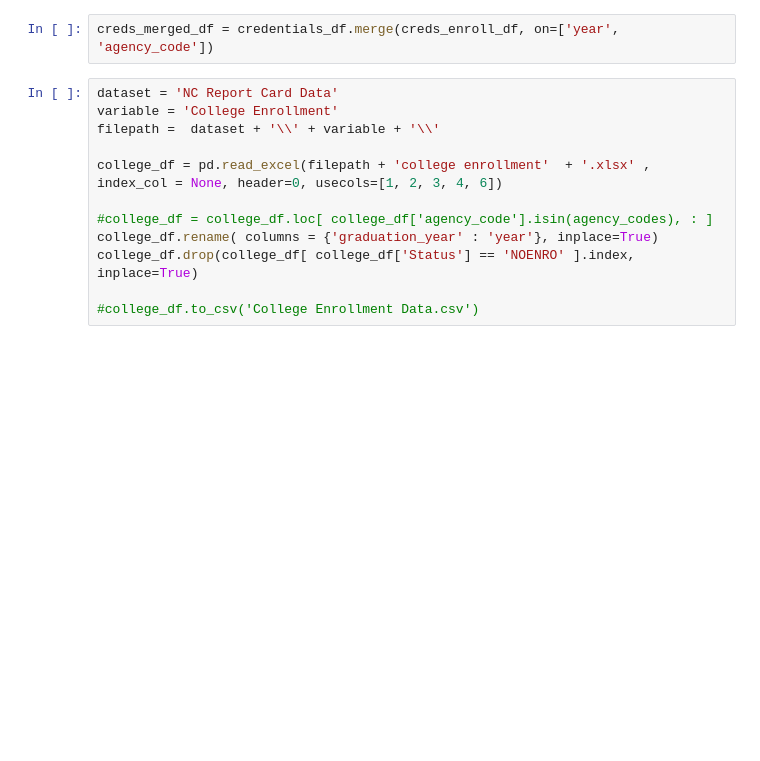
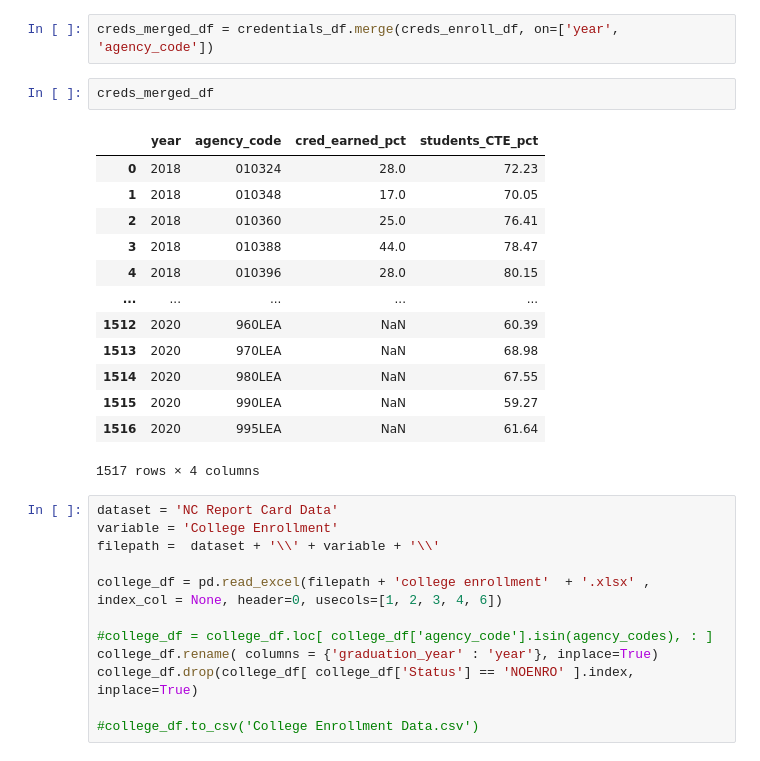
Before and after one commit to codypscott/DTSC4301, a Jupyter notebook: Dataprep/Dataprep.ipynb, the cells around one changed output. Drawn from its saved outputs; the diff is of its cells as text; blank space fills up the shorter version.

```diff
--- a/Dataprep/Dataprep.ipynb
+++ b/Dataprep/Dataprep.ipynb
@@ -231,6 +233,22 @@ creds_enroll_df
 3702 rows × 3 columns
 # %%
 creds_merged_df = credentials_df.merge(creds_enroll_df, on=['year', 'agency_code'])
+# %%
+creds_merged_df
+# %% [output]
+|  | year | agency_code | cred_earned_pct | students_CTE_pct |
+| 0 | 2018 | 010324 | 28.0 | 72.23 |
+| 1 | 2018 | 010348 | 17.0 | 70.05 |
+| 2 | 2018 | 010360 | 25.0 | 76.41 |
+| 3 | 2018 | 010388 | 44.0 | 78.47 |
+| 4 | 2018 | 010396 | 28.0 | 80.15 |
+| ... | ... | ... | ... | ... |
+| 1512 | 2020 | 960LEA | NaN | 60.39 |
+| 1513 | 2020 | 970LEA | NaN | 68.98 |
+| 1514 | 2020 | 980LEA | NaN | 67.55 |
+| 1515 | 2020 | 990LEA | NaN | 59.27 |
+| 1516 | 2020 | 995LEA | NaN | 61.64 |
+1517 rows × 4 columns
 # %%
 dataset = 'NC Report Card Data'
 variable = 'College Enrollment'
```
Also changed, not shown: parts of 13 cells of this notebook, 33 other files.
